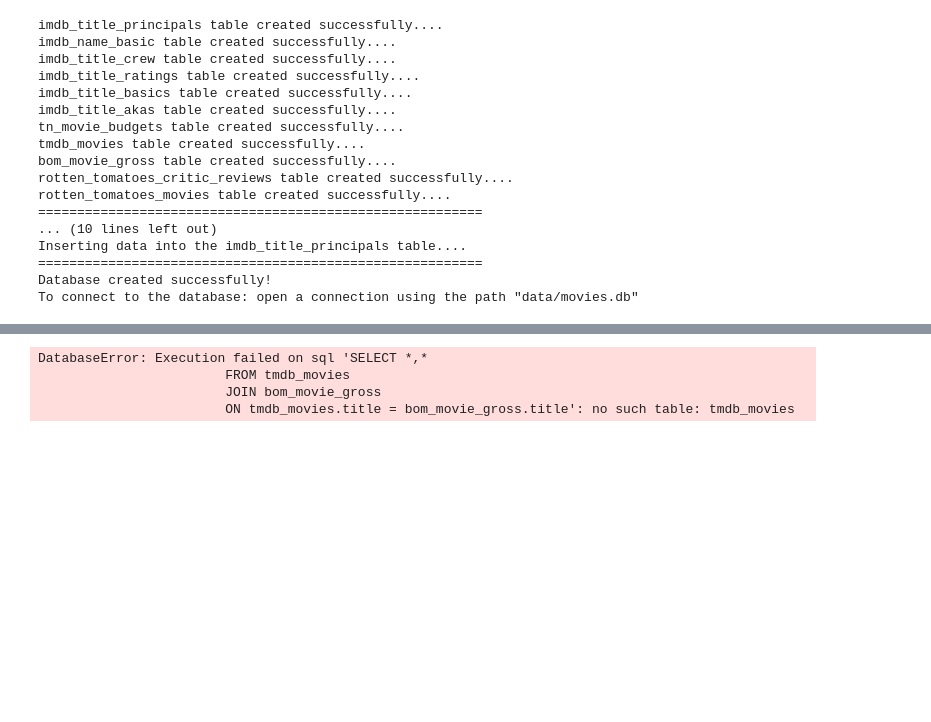
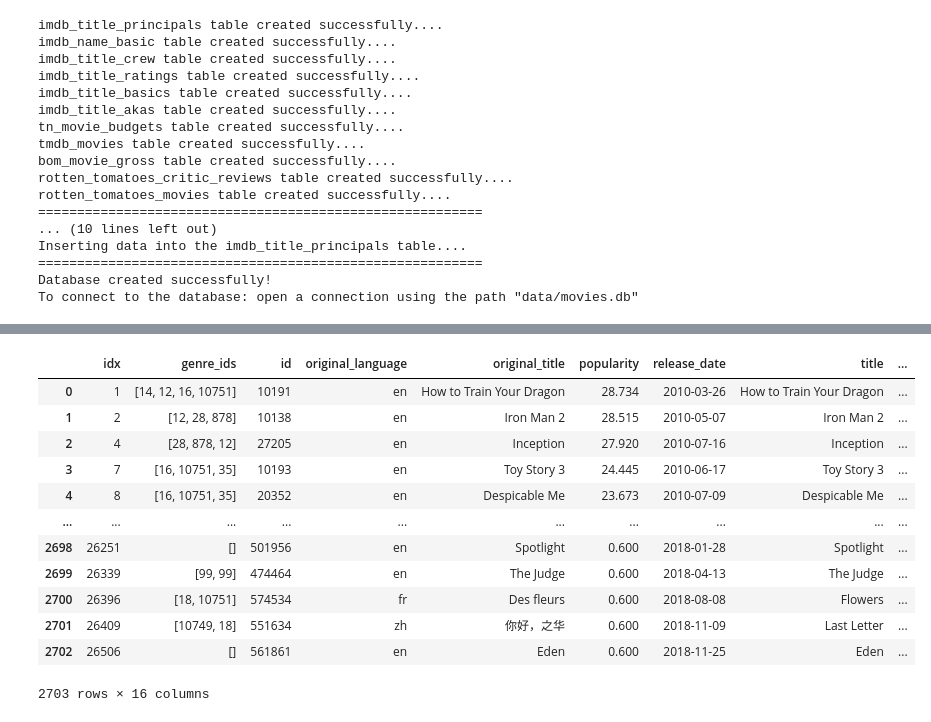
Before and after one commit to cclacey/microsoft_movie_analysis, a Jupyter notebook: create_sql_database.ipynb, the cells around one changed output, grey strips where cells are left out. Drawn from its saved outputs; the diff is of its cells as text; code cells hidden in the pictures; blank space fills up the shorter version.

Commit message:
found and sorted data

```diff
--- a/create_sql_database.ipynb
+++ b/create_sql_database.ipynb
@@ -33,16 +33,25 @@ To connect to the database: open a connection using the path "data/movies.db"
 import sqlite3
 import pandas as pd
 
-conn = sqlite3.Connection('create_movies_db')
+conn = sqlite3.Connection('data/movies.db')
 cur = conn.cursor()
 # %%
-table_name_query = '''SELECT *,*
+table_name_query = '''SELECT *
                         FROM tmdb_movies
                         JOIN bom_movie_gross
                         ON tmdb_movies.title = bom_movie_gross.title'''
 pd.read_sql(table_name_query, conn)
 # %% [output]
+|  | idx | genre_ids | id | original_language | original_title | popularity | release_date | title | ... |
+| 0 | 1 | [14, 12, 16, 10751] | 10191 | en | How to Train Your Dragon | 28.734 | 2010-03-26 | How to Train Your Dragon | ... |
+| 1 | 2 | [12, 28, 878] | 10138 | en | Iron Man 2 | 28.515 | 2010-05-07 | Iron Man 2 | ... |
+| 2 | 4 | [28, 878, 12] | 27205 | en | Inception | 27.920 | 2010-07-16 | Inception | ... |
+| 3 | 7 | [16, 10751, 35] | 10193 | en | Toy Story 3 | 24.445 | 2010-06-17 | Toy Story 3 | ... |
+| 4 | 8 | [16, 10751, 35] | 20352 | en | Despicable Me | 23.673 | 2010-07-09 | Despicable Me | ... |
+| ... | ... | ... | ... | ... | ... | ... | ... | ... | ... |
+| 2698 | 26251 | [] | 501956 | en | Spotlight | 0.600 | 2018-01-28 | Spotlight | ... |
+| 2699 | 26339 | [99, 99] | 474464 | en | The Judge | 0.600 | 2018-04-13 | The Judge | ... |
+| 2700 | 26396 | [18, 10751] | 574534 | fr | Des fleurs | 0.600 | 2018-08-08 | Flowers | ... |
+| 2701 | 26409 | [10749, 18] | 551634 | zh | 你好，之华 | 0.600 | 2018-11-09 | Last Letter | ... |
+| 2702 | 26506 | [] | 561861 | en | Eden | 0.600 | 2018-11-25 | Eden | ... |
-DatabaseError: Execution failed on sql 'SELECT *,*
-                        FROM tmdb_movies
-                        JOIN bom_movie_gross
-                        ON tmdb_movies.title = bom_movie_gross.title': no such table: tmdb_movies
+2703 rows × 16 columns
```
Also changed, not shown: parts of 14 cells of this notebook, 1 other file.
